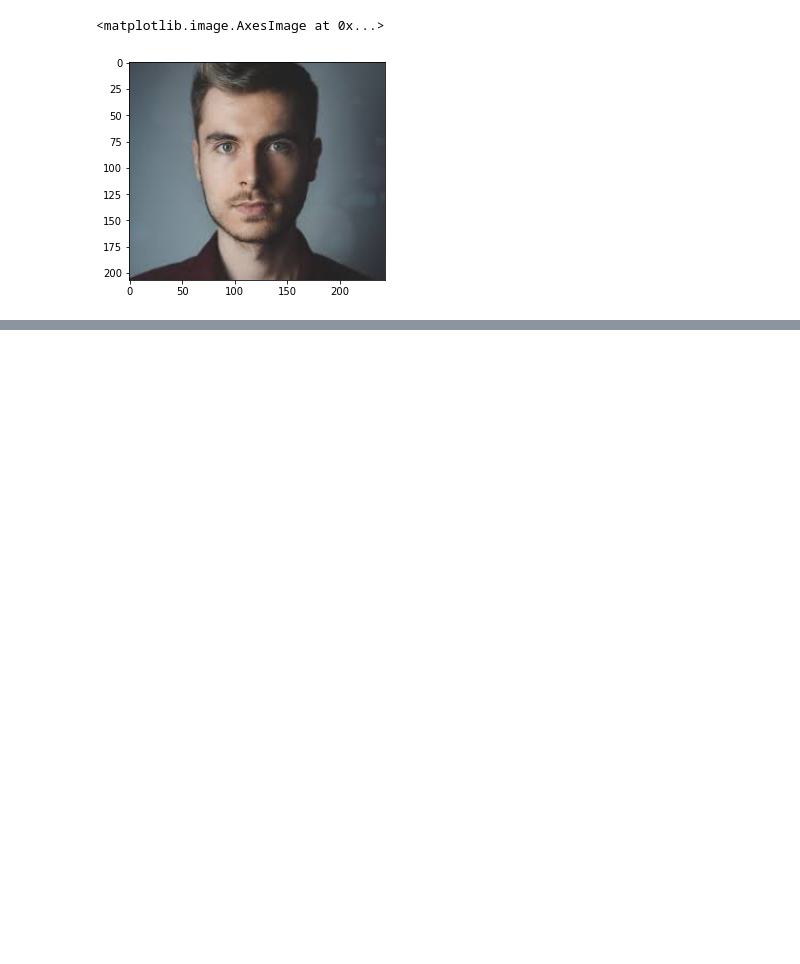
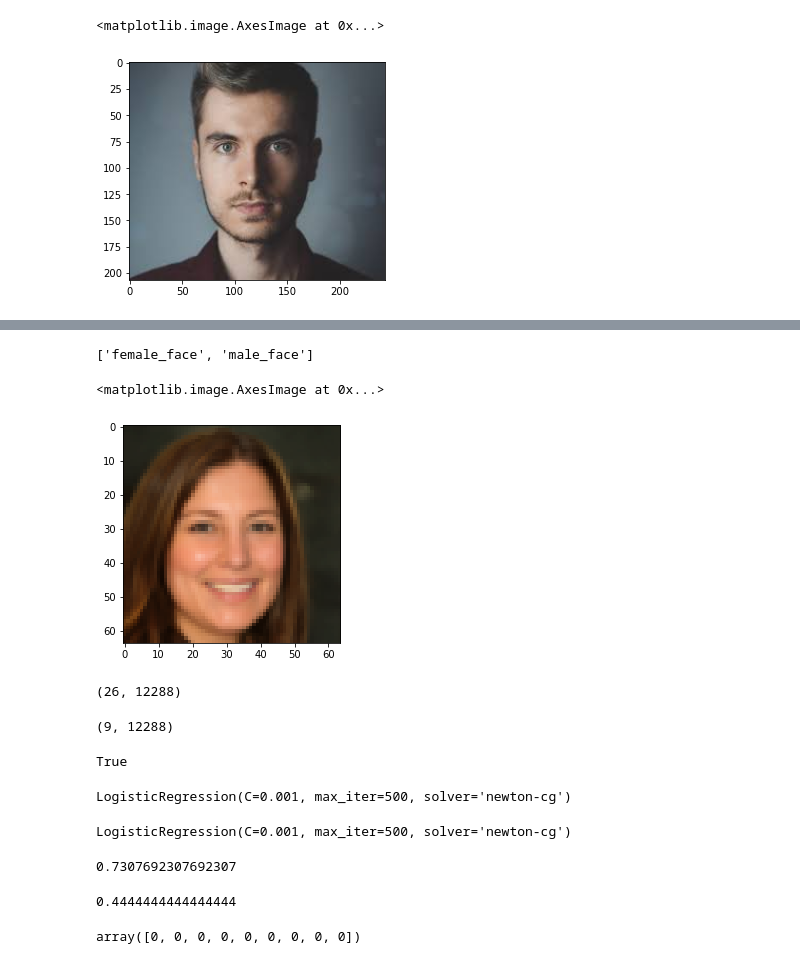
Before and after one commit to reddyprasade/Collection-of-data, a Jupyter notebook: Human_face.ipynb, the cells around one changed output, grey strips where cells are left out. Saved outputs shown, nothing was run; the diff lists cells and outputs as text; code cells hidden in the pictures; blank space fills up the shorter version.

```diff
--- a/Human_face.ipynb
+++ b/Human_face.ipynb
@@ -86,0 +121,9 @@ ValueError: could not broadcast input array from shape (64,64,3) into shape (64,
+# %%
+image_dataset.target_name
+# %% [output]
+['female_face', 'male_face']
+# %%
+plt.imshow(image_dataset.images[0])
+# %% [output]
+<matplotlib.image.AxesImage at 0x...>
+[figure, added]
@@ -86,0 +132,13 @@ ValueError: could not broadcast input array from shape (64,64,3) into shape (64,
+# %%
+x_train,x_test,y_train,y_test = train_test_split(image_dataset.data,image_dataset.target,random_state=1)
+x_train.shape
+# %% [output]
+(26, 12288)
+# %%
+x_test.shape
+# %% [output]
+(9, 12288)
+# %%
+x_train.shape[0] != y_test.shape[0]
+# %% [output]
+True
@@ -86,0 +147,24 @@ ValueError: could not broadcast input array from shape (64,64,3) into shape (64,
+# %%
+LR = LogisticRegression(max_iter=500,solver="newton-cg",C=0.001)
+LR
+# %% [output]
+LogisticRegression(C=0.001, max_iter=500, solver='newton-cg')
+# %%
+LR.fit(x_train,y_train)
+# %% [output]
+LogisticRegression(C=0.001, max_iter=500, solver='newton-cg')
+# %%
+Train_Score = LR.score(x_train,y_train)
+Train_Score
+# %% [output]
+0.7307692307692307
+# %%
+Test_score = LR.score(x_test,y_test)
+Test_score
+# %% [output]
+0.4444444444444444
+# %%
+yhat = LR.predict(x_test)
+yhat
+# %% [output]
+array([0, 0, 0, 0, 0, 0, 0, 0, 0])
```
Also changed, not shown: parts of 33 cells of this notebook.
